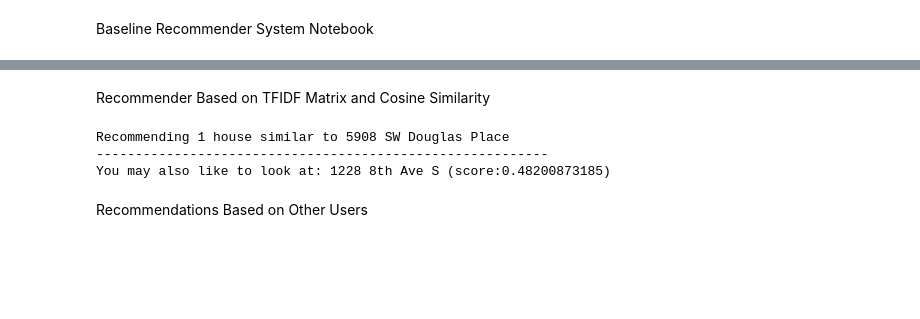
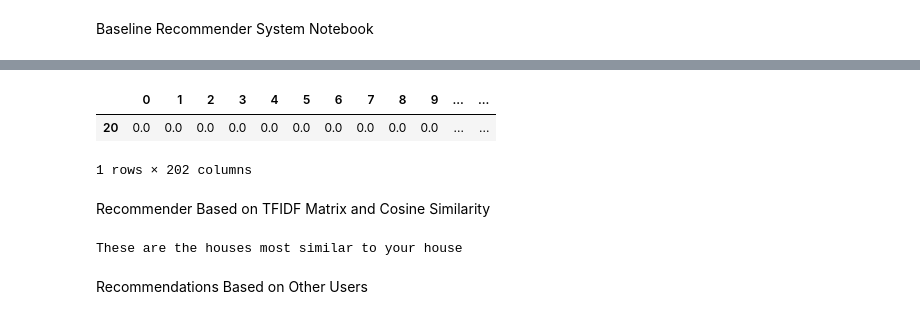
Before and after one commit to ereppond/housing-recommender, a Jupyter notebook: notebooks/building-recommender.ipynb, the cells around one changed output, grey strips where cells are left out. Drawn from its saved outputs; the diff is of its cells as text; code cells hidden in the pictures; blank space fills up the shorter version.

Commit message:
adding features to recommender matrix

```diff
--- a/notebooks/building-recommender.ipynb
+++ b/notebooks/building-recommender.ipynb
@@ -9,15 +9,6 @@ import pandas as pd
 df = pd.read_csv('../data/housing-data-new-test.csv')
 # %%
 df_fav = pd.read_csv('../data/favorites_test.csv')
-# %%
-tfidf = TfidfVectorizer(stop_words='english', max_features=500)
-km = KMeans(n_clusters=50)
-
-tfidf.fit(df.DESC.values)
-desc_tfidf = tfidf.transform(df.DESC.values)
-km.fit(desc_tfidf.todense())
-
-df['LABEL'] = pd.Series(km.labels_)
 # %%
 import pandas as pd
 from sklearn.cluster import KMeans
@@ -154,7 +145,7 @@ def get_data(file, fave_file=None):
     df.drop_duplicates(inplace=True)
     return df
 # %%
-df = get_data('../data/housing-data.csv', '../data/favorites_test.csv')
+df = get_data('../data/housing-data-new-test.csv', '../data/favorites_test.csv')
 cluster = Recommending()
 tfidf = cluster.fit_transform(df.DESC.values)
 df = cluster.result(df)
@@ -162,3 +173,15 @@ df = cluster.result(df)
+# %%
+tfidf_matrix = pd.concat([pd.DataFrame(tfidf.todense()),
+                          df['PRICE'] / 1000, df['PRICE/SQUAREFT'] / 10], axis=1)
+# %%
+import numpy as np
+tfidf_matrix = tfidf_matrix.fillna(0)
+# %%
+tfidf_matrix[tfidf_matrix.index == 20]
+# %% [output]
+|  | 0 | 1 | 2 | 3 | 4 | 5 | 6 | 7 | 8 | 9 | ... | ... |
+| 20 | 0.0 | 0.0 | 0.0 | 0.0 | 0.0 | 0.0 | 0.0 | 0.0 | 0.0 | 0.0 | ... | ... |
+1 rows × 202 columns
 # %% [markdown]
 Recommender Based on TFIDF Matrix and Cosine Similarity
 # %%
@@ -192,11 +215,9 @@ def recommend(id, num):
         print('These are the houses most similar to your house')
         pass
 # %%
-recommend(1913, 1)
+recommend(1905, 1)
 # %% [output]
-Recommending 1 house similar to 5908 SW Douglas Place
-----------------------------------------------------------
-You may also like to look at: 1228 8th Ave S (score:0.48200873185)
+These are the houses most similar to your house
 # %% [markdown]
 Recommendations Based on Other Users
 # %%
```
Also changed, not shown: parts of 2 cells of this notebook.
